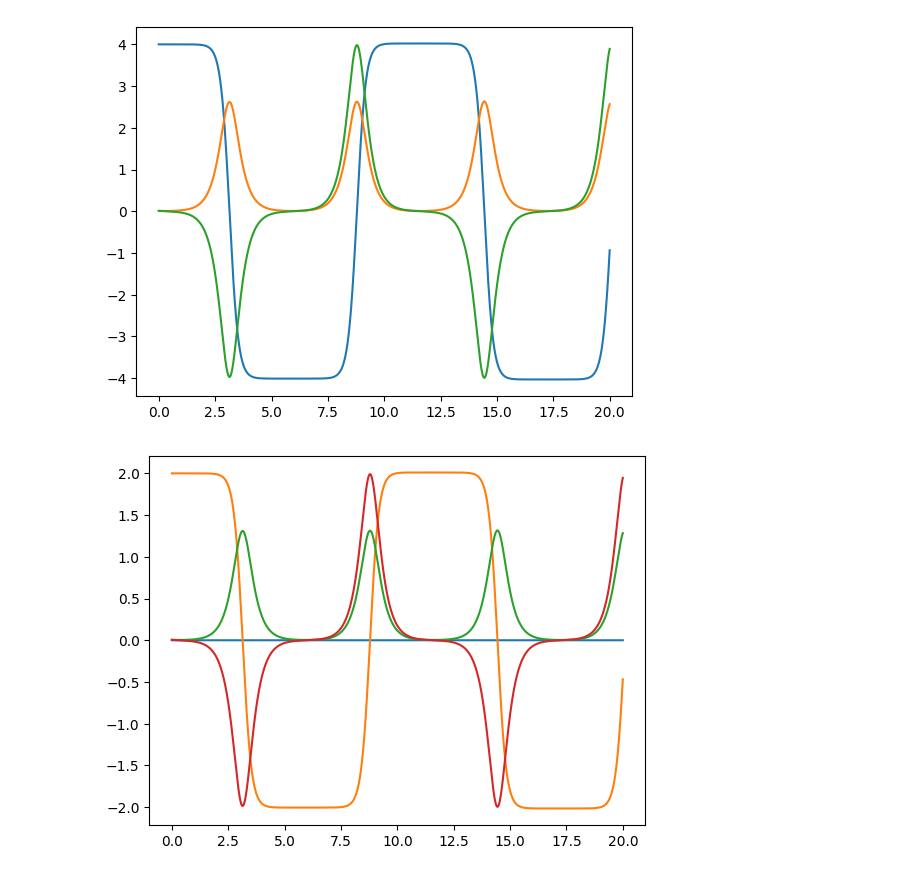
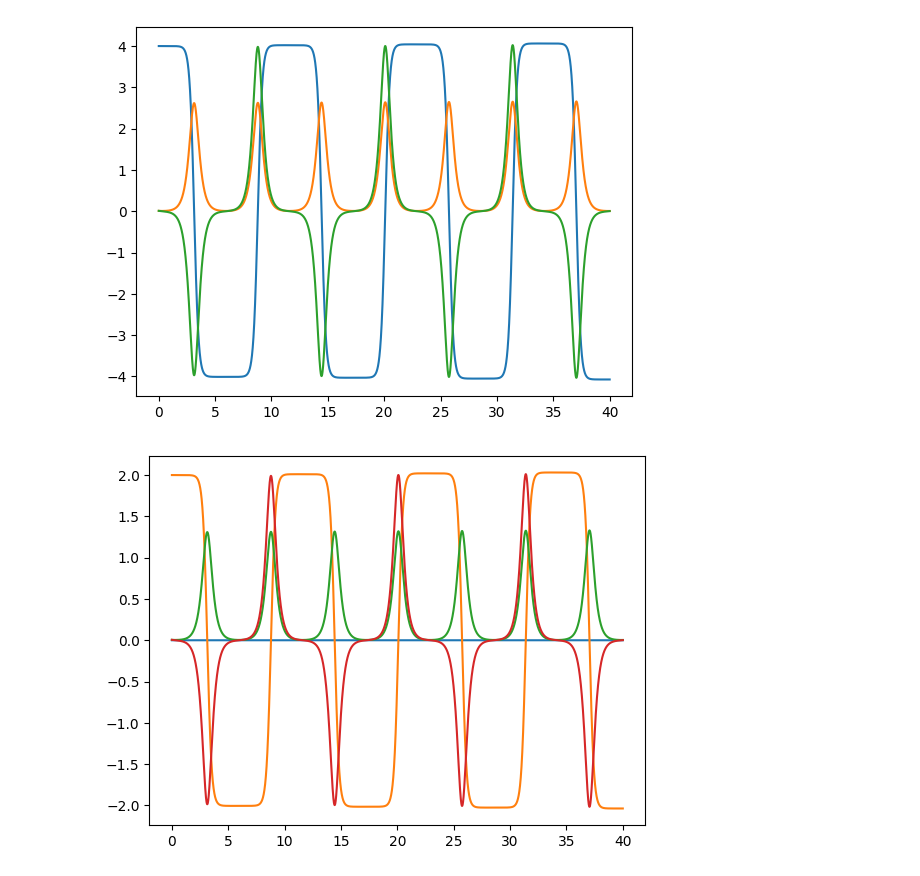
Before and after one commit to rportocarrero/Python, a Jupyter notebook: T-Handle.ipynb, the cells around one changed output. Drawn from its saved outputs; the diff is of its cells as text; code cells hidden in the pictures.

Commit message:
Extended Simulation Time
Extended the simulation time to 40 sec

```diff
--- a/T-Handle.ipynb
+++ b/T-Handle.ipynb
@@ -42,27 +42,27 @@ def save_csv(filename, w1, w2, w3):
 # %%
 # initial conditions
 I = [0.73651, 1.02945, 0.30164]  # Inertia Tensor for rigid body
 x = [4,0.01, 0.01]               # initial angular velocity of principle axes
 t = 0.001                        # simulation timestep
-end = 20                         # simulation end time
+end = 40                         # simulation end time
 
 # set up simulation outputs
 w1_out = []
 w2_out = []
 w3_out = []
 T = np.arange(0,end,t)
 
 #run simulation
 for i in T:
     x = forward_euler(t_handle_derivs, x, t, I)
     w1_out.append(x[0])
     w2_out.append(x[1])
     w3_out.append(x[2])
 
 # plot results
 plot_results(w1_out,w2_out,w3_out,T)
 # %% [output]
-[figure, old version]
+[figure, new version]
 # %%
 # save results to an output file
 save_csv("t_handle_angular_vel.csv",w1_out,w2_out,w3_out)
@@ -110,7 +110,7 @@ def plot_quaternions(T, q0, q1, q2, q3):
 # %%
 plot_quaternions(T, q0_out, q1_out, q2_out, q3_out)
 # %% [output]
-[figure, old version]
+[figure, new version]
 # %%
 # save angular velocity data to a csv file.
 def save_quat_csv(filename, q0, q1, q2, q3):
```
Also changed, not shown: 2 other files.
